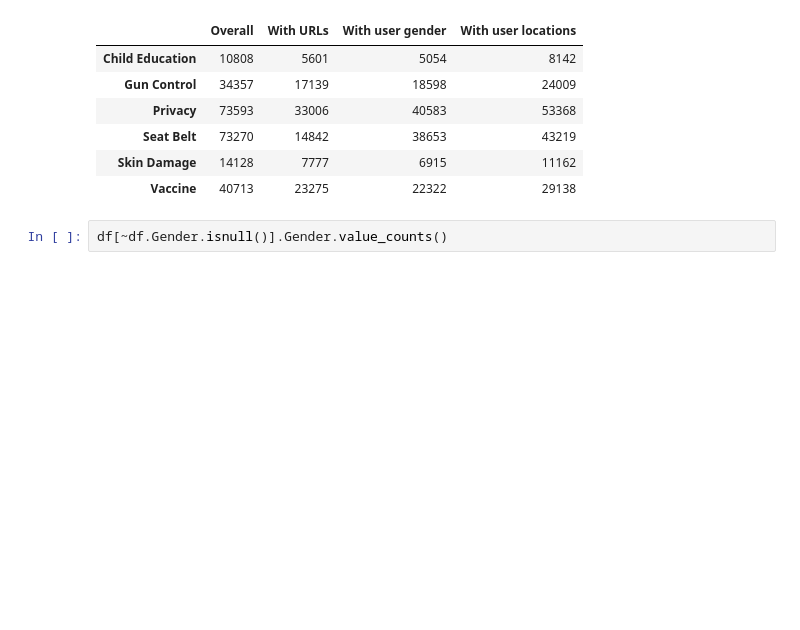
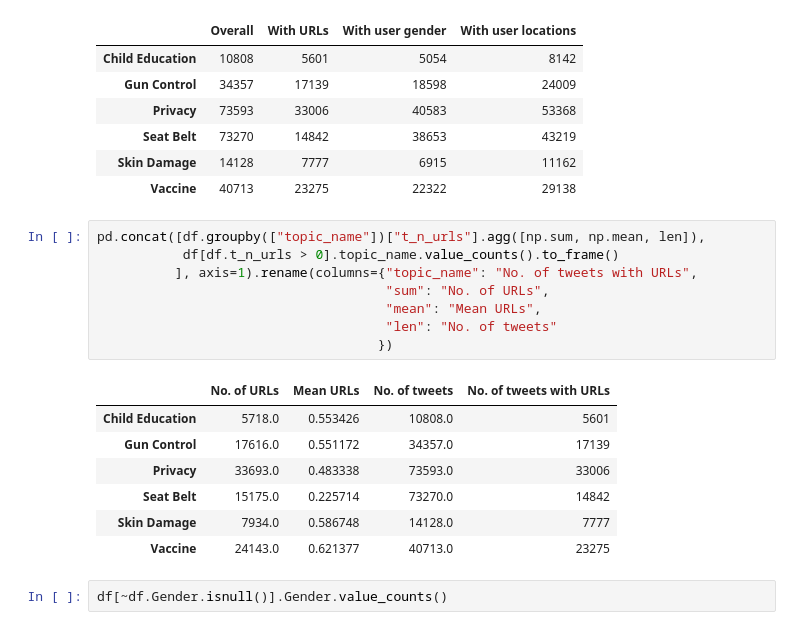
Before and after one commit to napsternxg/ControversialTweetAnalysis, a Jupyter notebook: Analysis.ipynb, the cells around one changed output. Cells and saved outputs as stored; diff of their text form; blank space fills up the shorter version.

Commit message:
Analysis includes URL tables

```diff
--- a/Analysis.ipynb
+++ b/Analysis.ipynb
@@ -70,6 +70,22 @@ Total instances in data is 246869,
 | Seat Belt | 73270 | 14842 | 38653 | 43219 |
 | Skin Damage | 14128 | 7777 | 6915 | 11162 |
 | Vaccine | 40713 | 23275 | 22322 | 29138 |
+# %%
+pd.concat([df.groupby(["topic_name"])["t_n_urls"].agg([np.sum, np.mean, len]),
+           df[df.t_n_urls > 0].topic_name.value_counts().to_frame()
+          ], axis=1).rename(columns={"topic_name": "No. of tweets with URLs",
+                                     "sum": "No. of URLs",
+                                     "mean": "Mean URLs",
+                                     "len": "No. of tweets"
+                                    })
+# %% [output]
+|  | No. of URLs | Mean URLs | No. of tweets | No. of tweets with URLs |
+| Child Education | 5718.0 | 0.553426 | 10808.0 | 5601 |
+| Gun Control | 17616.0 | 0.551172 | 34357.0 | 17139 |
+| Privacy | 33693.0 | 0.483338 | 73593.0 | 33006 |
+| Seat Belt | 15175.0 | 0.225714 | 73270.0 | 14842 |
+| Skin Damage | 7934.0 | 0.586748 | 14128.0 | 7777 |
+| Vaccine | 24143.0 | 0.621377 | 40713.0 | 23275 |
 # %%
 df[~df.Gender.isnull()].Gender.value_counts()
 # %% [output]
```
Also changed, not shown: parts of 9 cells of this notebook.
